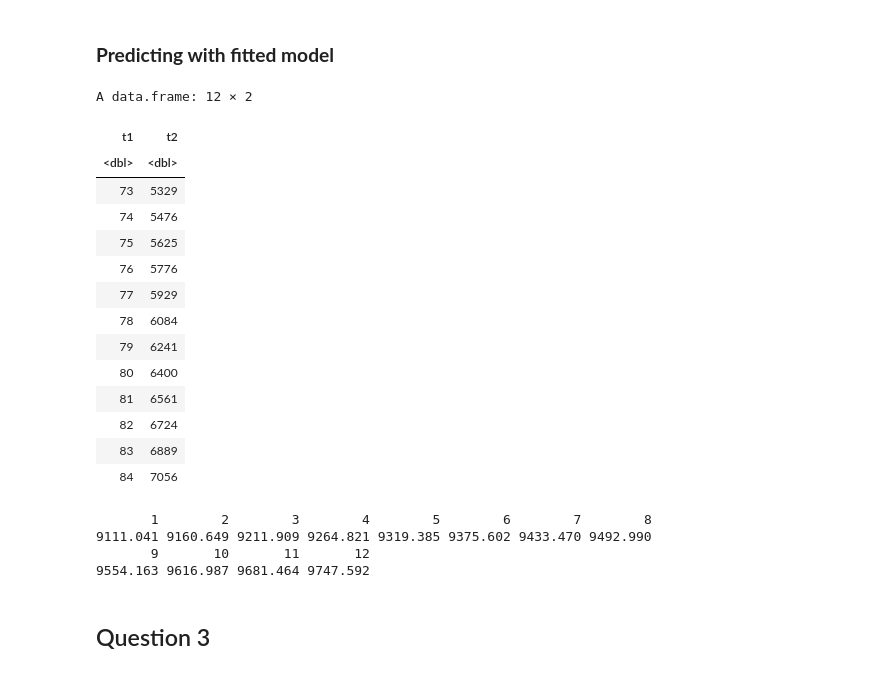
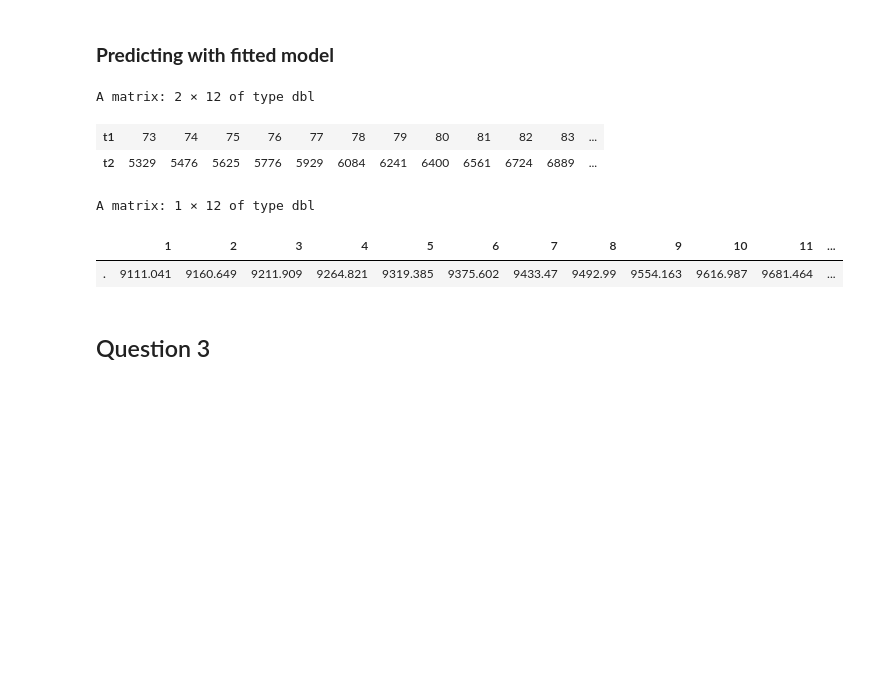
Before and after one commit to ormorteey/STA-237-Time-Series, a Jupyter notebook: Copy_of_STA_237_HW_1.ipynb, the cells around one changed output. Saved outputs shown, nothing was run; the diff lists cells and outputs as text; code cells hidden in the pictures; blank space fills up the shorter version.

```diff
--- a/Copy_of_STA_237_HW_1.ipynb
+++ b/Copy_of_STA_237_HW_1.ipynb
@@ -152,33 +138,20 @@ acf(residuals_data_ts, lag.max = 20)
 # %%
 new_vec = 73:84
 new_data_df = c()
 new_data_df = cbind(new_vec, new_vec^2) %>% as.data.frame()
 colnames(new_data_df) = c("t1","t2")
-new_data_df
+t(new_data_df)
 # %% [output]
-A data.frame: 12 × 2
+A matrix: 2 × 12 of type dbl
-| t1 | t2 |
-| <dbl> | <dbl> |
-| 73 | 5329 |
-| 74 | 5476 |
-| 75 | 5625 |
-| 76 | 5776 |
-| 77 | 5929 |
-| 78 | 6084 |
-| 79 | 6241 |
-| 80 | 6400 |
-| 81 | 6561 |
-| 82 | 6724 |
-| 83 | 6889 |
-| 84 | 7056 |
+| t1 | 73 | 74 | 75 | 76 | 77 | 78 | 79 | 80 | 81 | 82 | 83 | ... |
+| t2 | 5329 | 5476 | 5625 | 5776 | 5929 | 6084 | 6241 | 6400 | 6561 | 6724 | 6889 | ... |
 # %%
 predict_data_ts = predict(lm_fit_order_2, new_data_df)
-predict_data_ts
+predict_data_ts %>% as.data.frame() %>% t()
 # %% [output]
-       1        2        3        4        5        6        7        8
-9111.041 9160.649 9211.909 9264.821 9319.385 9375.602 9433.470 9492.990
-       9       10       11       12
-9554.163 9616.987 9681.464 9747.592
+A matrix: 1 × 12 of type dbl
+|  | 1 | 2 | 3 | 4 | 5 | 6 | 7 | 8 | 9 | 10 | 11 | ... |
+| . | 9111.041 | 9160.649 | 9211.909 | 9264.821 | 9319.385 | 9375.602 | 9433.47 | 9492.99 | 9554.163 | 9616.987 | 9681.464 | ... |
 # %% [markdown]
 ## Question 3
 # %% [markdown]
```
Also changed, not shown: parts of 4 cells of this notebook.
